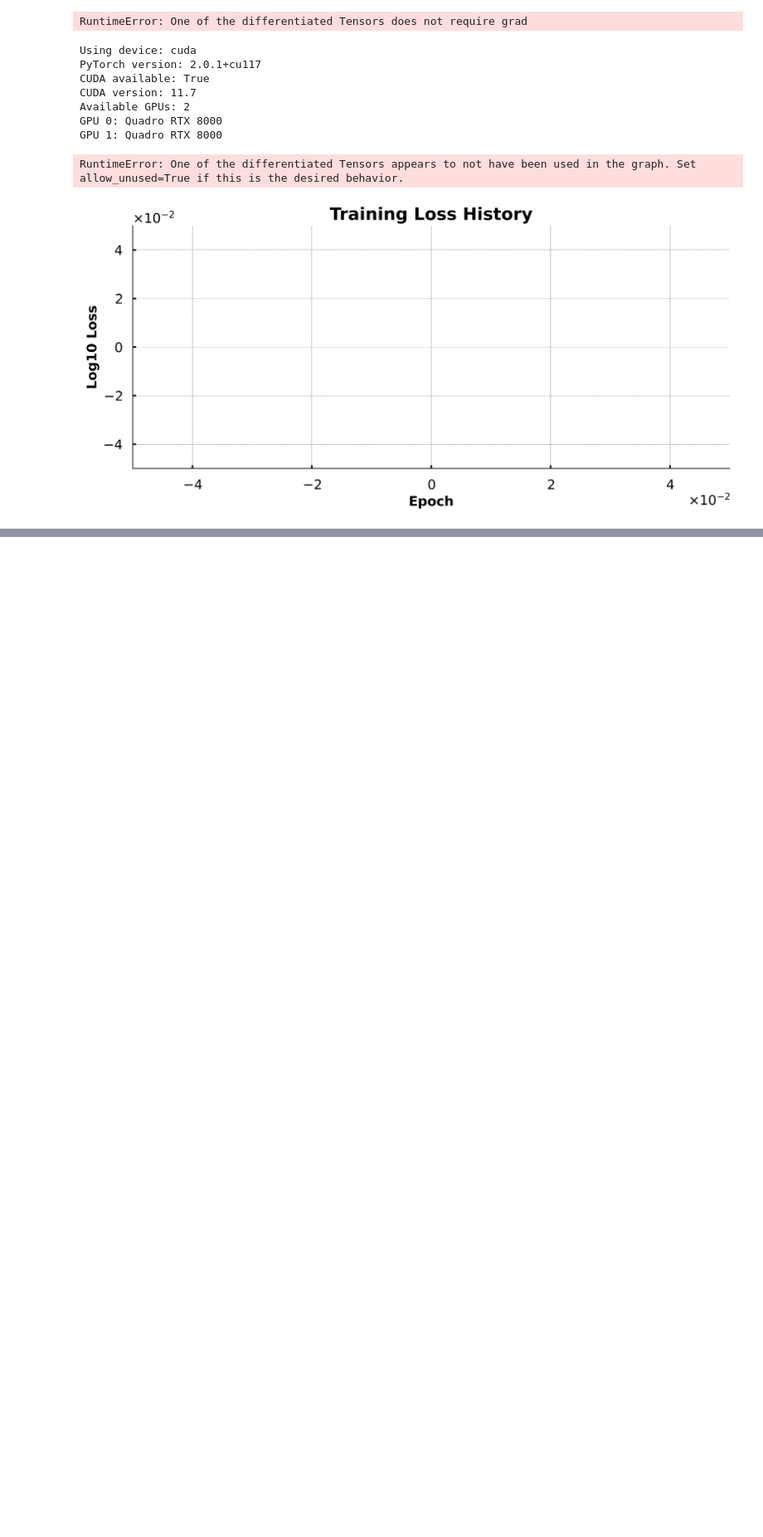
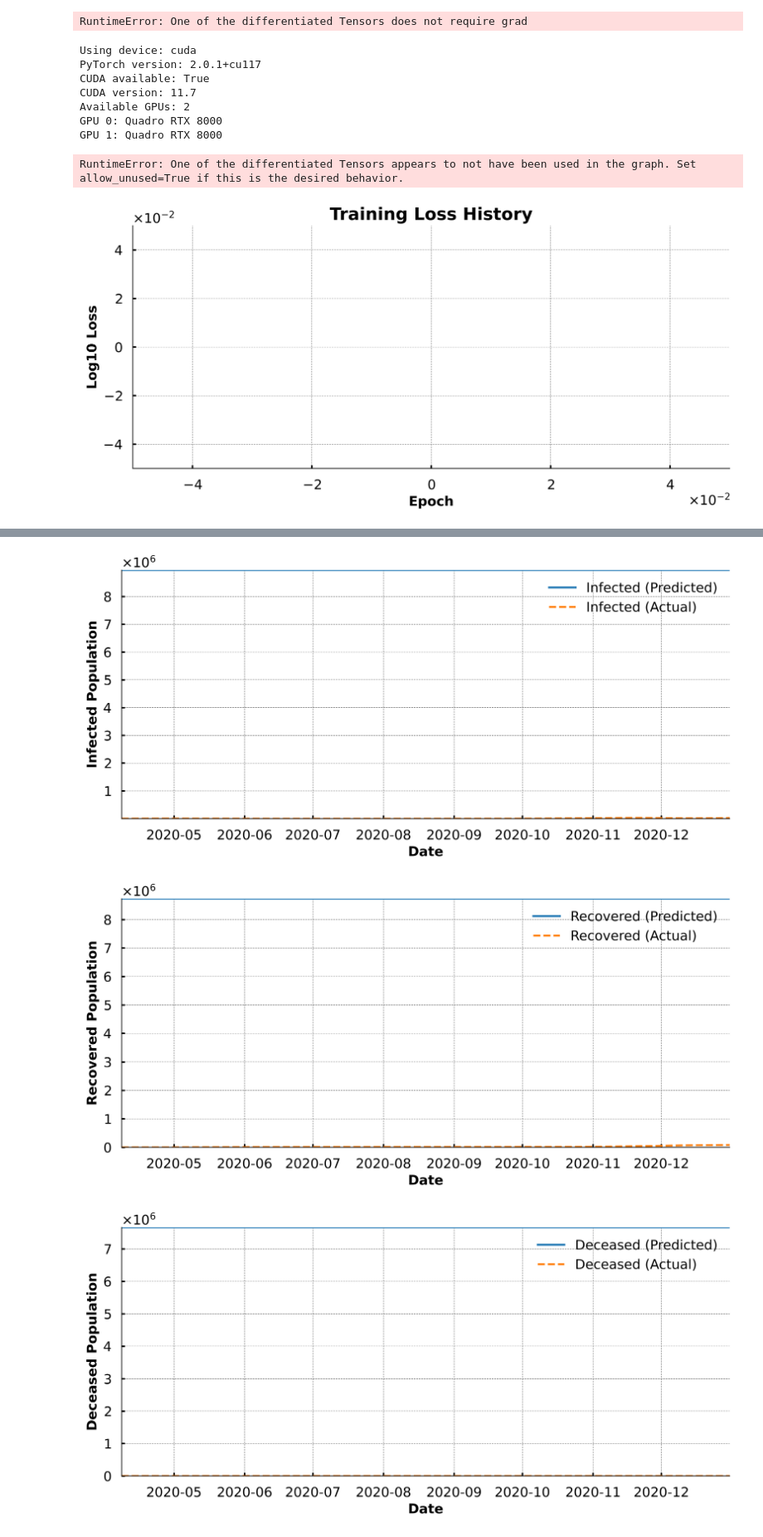
Before and after one commit to michaelajao/Multivate-forecasting, a Jupyter notebook: notebook/PINN/SEIR_PINN.ipynb, the cells around one changed output, grey strips where cells are left out. Shown at 83% size. Cells and saved outputs as stored; diff of their text form; code cells hidden in the pictures; blank space fills up the shorter version.

```diff
--- a/notebook/PINN/SEIR_PINN.ipynb
+++ b/notebook/PINN/SEIR_PINN.ipynb
@@ -765,0 +1434,45 @@ plt.show()
+# %%
+# Predict and plot the results
+state_nn.eval()
+param_nn.eval()
+
+with torch.no_grad():
+    t = torch.linspace(0, 1, steps=len(t_data)).view(-1, 1).to(device)
+    states_pred = state_nn(t).cpu().numpy()
+    S_pred, E_pred, I_pred, R_pred, D_pred = states_pred[:, 0], states_pred[:, 1], states_pred[:, 2], states_pred[:, 3], states_pred[:, 4]
+
+    # Inverse transform to get back to original scale for each variable separately
+    I_pred = scaler.inverse_transform(np.concatenate([I_pred.reshape(-1, 1)] * len(features), axis=1))[:, 0]
+    R_pred = scaler.inverse_transform(np.concatenate([R_pred.reshape(-1, 1)] * len(features), axis=1))[:, 0]
+    D_pred = scaler.inverse_transform(np.concatenate([D_pred.reshape(-1, 1)] * len(features), axis=1))[:, 0]
+
+# Plot infected predicted vs real data
+plt.figure(figsize=(10, 5))
+plt.plot(data["date"], I_pred, label='Infected (Predicted)')
+plt.plot(data["date"], data["active_cases"], label='Infected (Actual)', linestyle='dashed')
+plt.xlabel('Date')
+plt.ylabel('Infected Population')
+plt.legend()
+plt.show()
+
+# Plot recovered predicted vs real data
+plt.figure(figsize=(10, 5))
+plt.plot(data["date"], R_pred, label='Recovered (Predicted)')
+plt.plot(data["date"], data["recovered"], label='Recovered (Actual)', linestyle='dashed')
+plt.xlabel('Date')
+plt.ylabel('Recovered Population')
+plt.legend()
+plt.show()
+
+# Plot deceased predicted vs real data
+plt.figure(figsize=(10, 5))
+plt.plot(data["date"], D_pred, label='Deceased (Predicted)')
+plt.plot(data["date"], data["new_deceased"], label='Deceased (Actual)', linestyle='dashed')
+plt.xlabel('Date')
+plt.ylabel('Deceased Population')
+plt.legend()
+plt.show()
+# %% [output]
+[figure, added]
+[figure, added]
+[figure, added]
```
Also changed, not shown: parts of 3 cells of this notebook, 7 other files.
